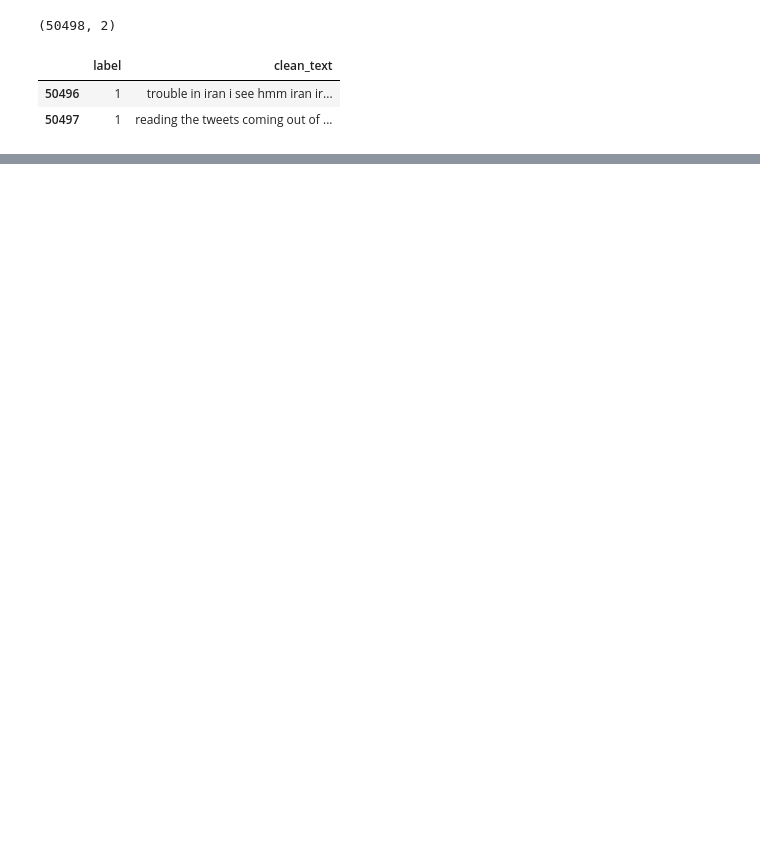
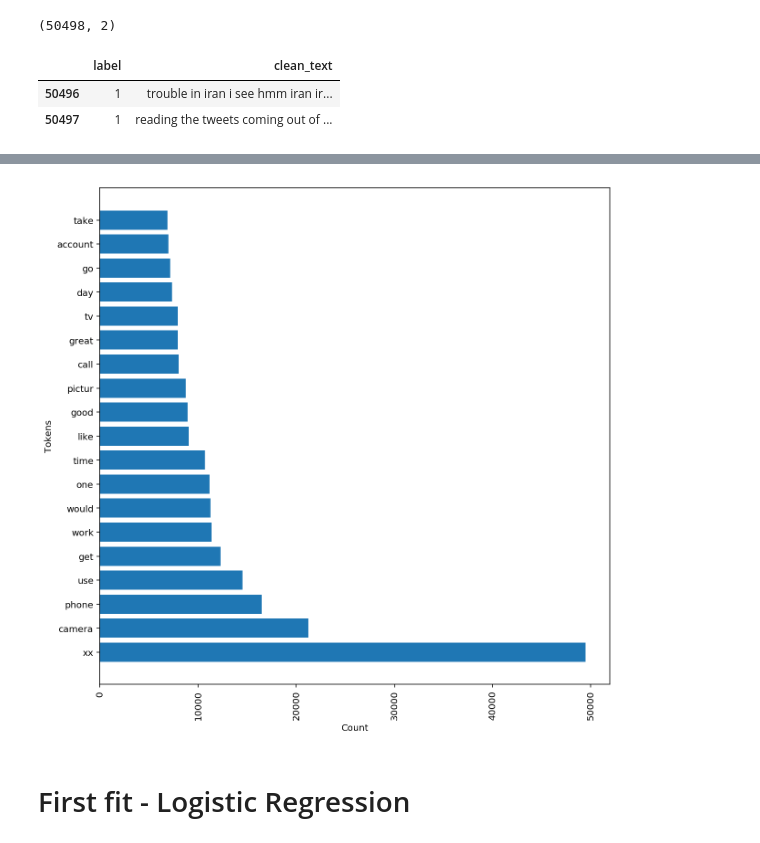
Before and after one commit to apandey86/capstone_community_problems, a Jupyter notebook: vectorization_fit_model.ipynb, the cells around one changed output, grey strips where cells are left out. Saved outputs shown, nothing was run; the diff lists cells and outputs as text; code cells hidden in the pictures; blank space fills up the shorter version.

Commit message:
Modified custom tokenizer by adding a filter list to eliminate products, created a function for creating df for vectorized data and plotting most frequent words and refit model log reg model

```diff
--- a/vectorization_fit_model.ipynb
+++ b/vectorization_fit_model.ipynb
@@ -33,0 +71,4 @@ display(tweet_complaints_df.tail(2))
+# %%
+#Create a stemmer object
+stemmer = nltk.PorterStemmer()
+ENGLISH_STOP_WORDS = stopwords.words('english')
@@ -33,0 +90,14 @@ display(tweet_complaints_df.tail(2))
+# %%
+#Instantiate using custom tokenizer and only words that appear in atleast 1% of documents
+bagofwords = CountVectorizer(tokenizer = my_tokenizer, min_df = 0.01)
+
+#Fit vectorizer on X_train
+bagofwords.fit(X_train)
+
+#Transform
+X_train_transformed = bagofwords.transform(X_train)
+X_test_transformed = bagofwords.transform(X_test)
+
+#Check number of features in train and test
+display(X_train_transformed.shape)
+display(X_test_transformed.shape)
@@ -33,0 +109,9 @@ display(tweet_complaints_df.tail(2))
+# %%
+#Create a df of transformed data
+X_train_transformed_df = pd.DataFrame(columns = bagofwords.get_feature_names(),
+                                     data = X_train_transformed.toarray())
+display(X_train_transformed_df.head(1))
+
+X_test_transformed_df = pd.DataFrame(columns = bagofwords.get_feature_names(),
+                                     data = X_test_transformed.toarray())
+display(X_test_transformed_df.head(1))
@@ -33,0 +125,16 @@ display(tweet_complaints_df.tail(2))
+# %%
+#Top 20 most frequent words
+top_20_words = X_train_transformed_df.sum(axis = 0).sort_values(ascending = False)[:19]
+# %%
+#Visualize vectorized data
+plt.figure(figsize =(10,10))
+plt.barh(top_20_words.index, top_20_words.values)
+plt.xlabel("Count")
+plt.xticks(rotation = 90)
+#plt.xlim(100,35000)
+plt.ylabel("Tokens")
+plt.show()
+# %% [output]
+[figure, added]
+# %% [markdown]
+# First fit - Logistic Regression
```
Also changed, not shown: parts of 44 cells of this notebook, 1 other file.
